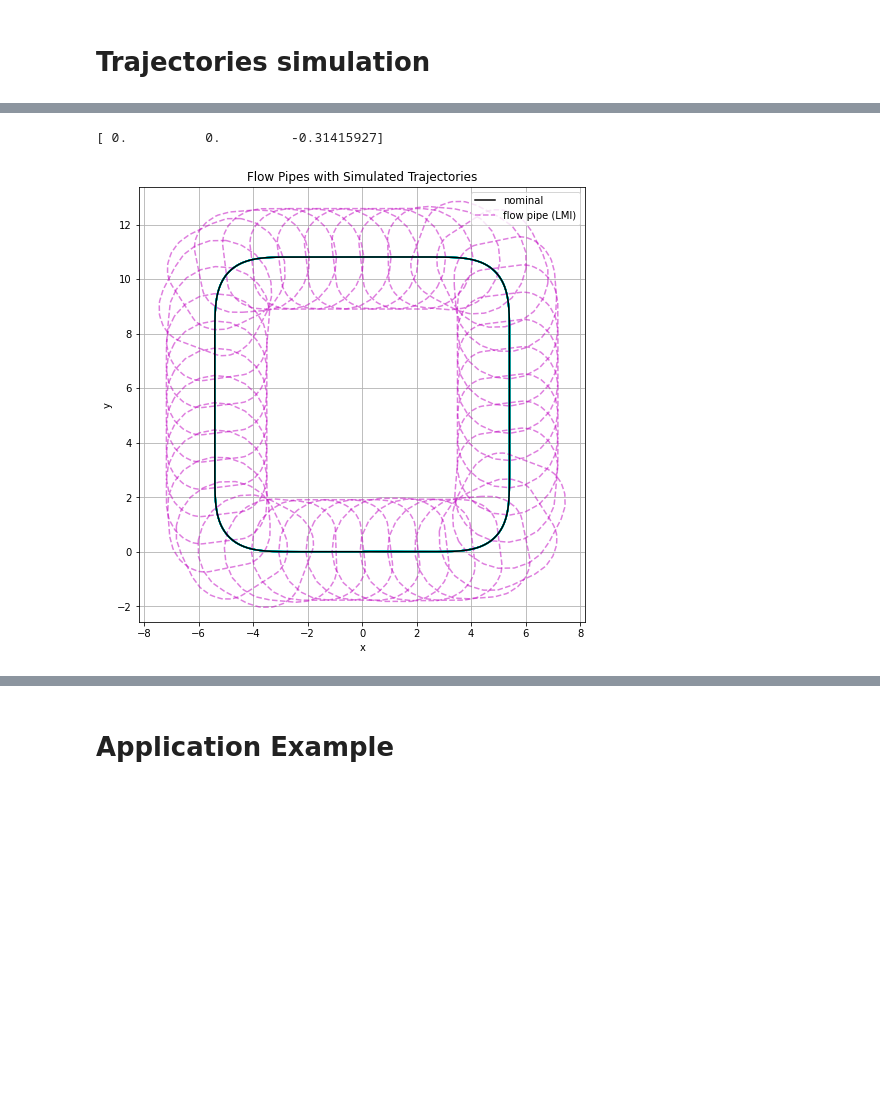
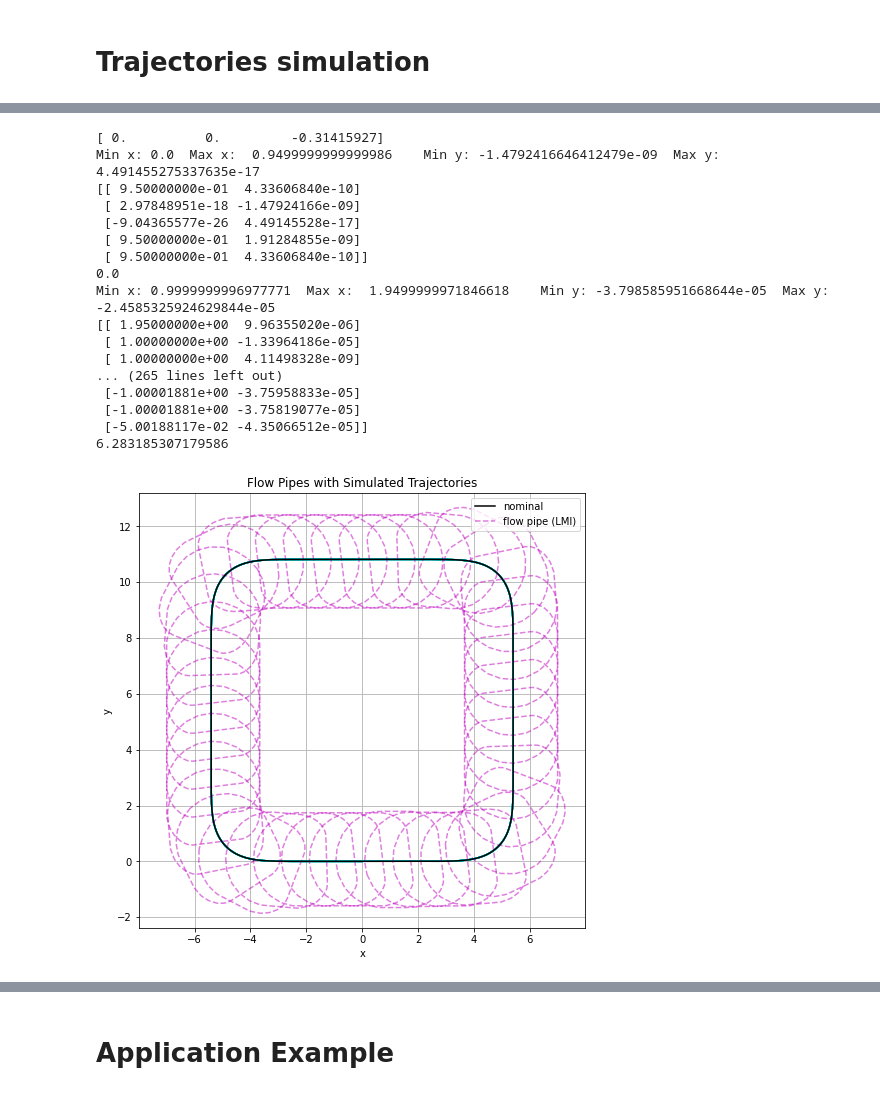
Before and after one commit to wsribunma/SE2_FlowPipes, a Jupyter notebook: SE(2) Invariant.ipynb, the cells around one changed output, grey strips where cells are left out. Cells and saved outputs as stored; diff of their text form; code cells hidden in the pictures; blank space fills up the shorter version.

```diff
--- a/SE(2) Invariant.ipynb
+++ b/SE(2) Invariant.ipynb
@@ -202,8 +228,8 @@ def se2_log(a):
     p = V_inv@np.array([x, y])
     return array([p[0], p[1], theta])
 # %%
-w1 = .1
-w2 = .1
+w1 = .5
+w2 = .5
 e = array([0, 0, 0]) # Lie Group
 e0 = se2_log(e) # Lie Algebra
 t = 0
@@ -595,32 +673,28 @@ lgd.set_title(lgd.get_title().get_text())
 # %%
 # small distrubance
-freq = [0.02, .04]#, .06, .08, .01, .03, .05, .07, .09]
+freq = [0.02, .08]#, .06, .08]#, .01, .03, .05, .07, .09]
 res = []
 t = 40
 n = 40 # number of interval hulls
 # disturbances
-w1 = .1
-w2 = .1
-sol_s = find_se2_invariant_set(svd(3*pi/20))
+w1 = 1
+w2 = 1
+sol_s = find_se2_invariant_set(svd(15*pi/20))
 
 
 for theta0 in np.linspace(-pi/10, pi/10, 2):
     for x0 in np.linspace(-.1, .1, 2):
         for y0 in np.linspace(-.1, .1, 2):
                 for i in freq:
-                    r = SE_Dist.simulate(40, i, w1, w2, x0, y0, theta0, dist='sine', sol= sol_s, use_approx=False)
+                    r = SE_Dist.simulate(40, i, w1, w2, x0, y0, theta0, dist='sine', sol= '', use_approx=False)
                     res.append(r)
                     if theta0 == np.pi/10 and x0 == .1 and y0 == .1 and i == freq[-1]:
                         SE_Dist.plot_control(r, name='sine wave', legend=True, save=False, linewidth = 1, color = 'c')
                     else:
                         SE_Dist.plot_control(r, name='', legend=False, save=False, linewidth = .5, color = 'c')
 
-
-
-
-
 plt.xlim([0, 40])
-#plt.ylim([-2, 2])
+plt.ylim([-5, 5])
 
 plt.legend(loc=1)
 # %% [output]
@@ -630,34 +704,54 @@ plt.legend(loc=1)
 # large disturbance
 freq = [0.02, .04, .06, .08, .01, .03, .05, .07, .09]
 res = []
 t = 40
 n = 40 # number of interval hulls
 # disturbances
 w1 = 1
 w2 = 1
-ref = SE_Dist.simulate(t, 0, w1, w2, 0, 0, 0, dist='sine', sol= sol1, use_approx=False)
+sol_s = find_se2_invariant_set(svd(pi))
 
+
+ref = SE_Dist.simulate(t, 0, w1, w2, 0, 0, 0, dist='sine', sol= sol_s, use_approx=False)
+y_vect = ref['y']
+x, y, theta, x_r, y_r, theta_r, log_e_x, log_e_y, log_e_theta = [y_vect[i, :] for i in range(len(y_vect))]
 
 init_e = array([[0, 0, -pi/10]]).T
 V0 = init_e.T@sol['P']@init_e
 for i in freq:
-    r = SE_Dist.simulate(40, i, w1, w2, init_e[0], init_e[1], init_e[2], dist='maxdV', sol= sol1, use_approx=False)
+    r = SE_Dist.simulate(40, i, w1, w2, init_e[0], init_e[1], init_e[2], dist='maxdV', sol= sol_s, use_approx=False)
     SE_Dist.plot_simulated(r, color='c', name='sine wave', legend=True, save=False)
     res.append(r)
 
 e0 = se2_log(init_e.reshape(3,))
 print(e0)
-flow_pipes_LMI, intervalhull_LMI, nom = flowpipes(ref, t, n, e0, w1, w2, sol)
+flow_pipes_LMI, intervalhull_LMI, nom = flowpipes(ref, t, n, e0, w1, w2, sol)#flowpipes(x_r, y_r, n, e0, w1, w2, sol)
 for facet in range(n):
     hs_ch_LMI = plt.plot(flow_pipes_LMI[facet][:,0], flow_pipes_LMI[facet][:,1], color='m', linestyle='--', alpha = 0.5)
 
 h_nom = plt.plot(nom[:,0], nom[:,1], color='k', linestyle='-')
 
 plt.axis('equal')
 title('Flow Pipes with Simulated Trajectories')
 xlabel('x')
 ylabel('y')
 legend([h_nom[0], hs_ch_LMI[0]], ['nominal', 'flow pipe (LMI)'], loc=1);
 # %% [output]
 [ 0.          0.         -0.31415927]
+Min x: 0.0  Max x:  0.9499999999999986    Min y: -1.4792416646412479e-09  Max y:  4.491455275337635e-17
+[[ 9.50000000e-01  4.33606840e-10]
+ [ 2.97848951e-18 -1.47924166e-09]
+ [-9.04365577e-26  4.49145528e-17]
+ [ 9.50000000e-01  1.91284855e-09]
+ [ 9.50000000e-01  4.33606840e-10]]
+0.0
+Min x: 0.9999999996977771  Max x:  1.9499999971846618    Min y: -3.798585951668644e-05  Max y:  -2.4585325924629844e-05
+[[ 1.95000000e+00  9.96355020e-06]
+ [ 1.00000000e+00 -1.33964186e-05]
+ [ 1.00000000e+00  4.11498328e-09]
+... (265 lines left out)
+ [-1.00001881e+00 -3.75958833e-05]
+ [-1.00001881e+00 -3.75819077e-05]
+ [-5.00188117e-02 -4.35066512e-05]]
+6.283185307179586
-[figure, old version]
+[figure, new version]
```
Also changed, not shown: parts of 30 cells of this notebook, 8 other files.
